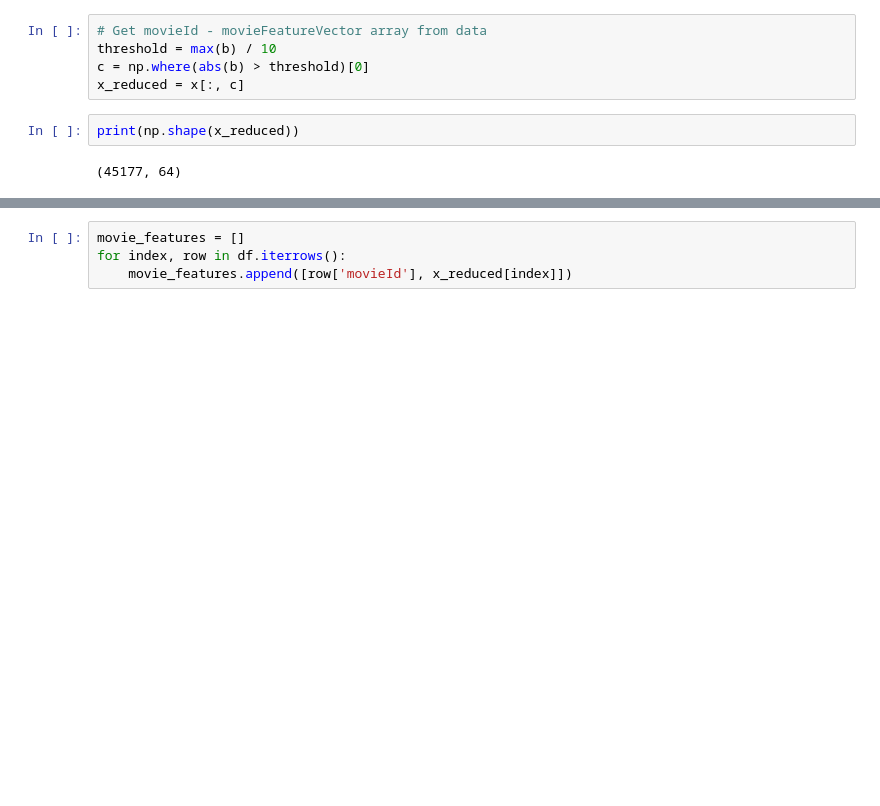
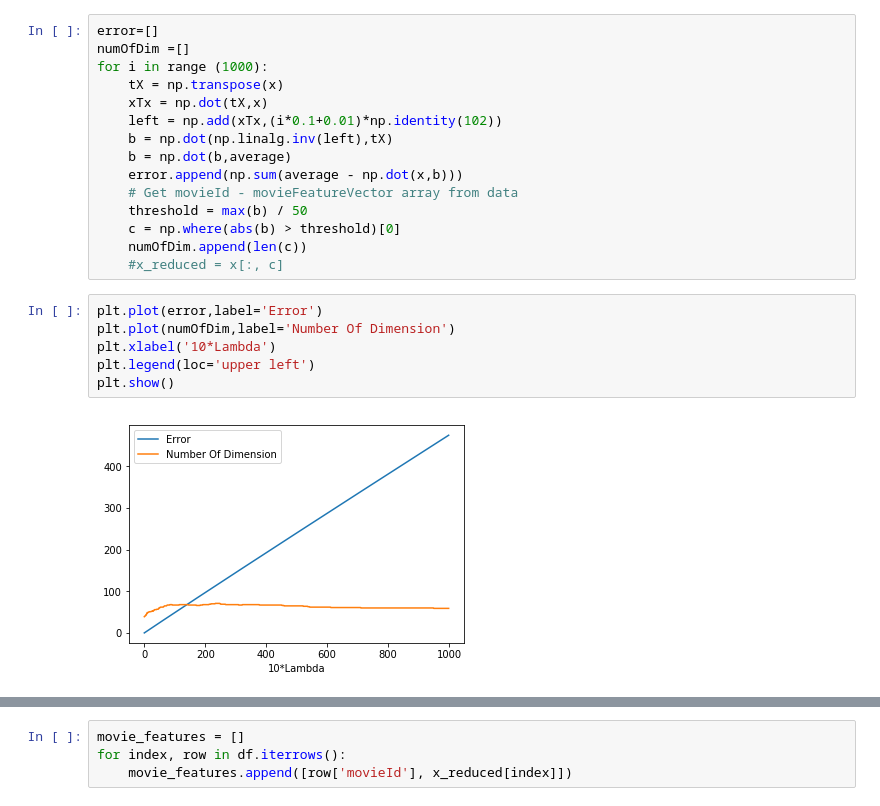
Before and after one commit to keremayoz/RetroMovieRecommender, a Jupyter notebook: src/feature_selection.ipynb, the cells around one changed output, grey strips where cells are left out. Cells and saved outputs as stored; diff of their text form; blank space fills up the shorter version.

```diff
--- a/src/feature_selection.ipynb
+++ b/src/feature_selection.ipynb
@@ -166,9 +154,23 @@ print(np.sum(average - np.dot(x,b)))
-# %%
-# Get movieId - movieFeatureVector array from data
-threshold = max(b) / 10
-c = np.where(abs(b) > threshold)[0]
-x_reduced = x[:, c]
-# %%
-print(np.shape(x_reduced))
-# %% [output]
-(45177, 64)
+# %%
+error=[]
+numOfDim =[]
+for i in range (1000):
+    tX = np.transpose(x)
+    xTx = np.dot(tX,x)
+    left = np.add(xTx,(i*0.1+0.01)*np.identity(102))
+    b = np.dot(np.linalg.inv(left),tX)
+    b = np.dot(b,average)
+    error.append(np.sum(average - np.dot(x,b)))
+    # Get movieId - movieFeatureVector array from data
+    threshold = max(b) / 50
+    c = np.where(abs(b) > threshold)[0]
+    numOfDim.append(len(c))
+    #x_reduced = x[:, c]
+# %%
+plt.plot(error,label='Error')
+plt.plot(numOfDim,label='Number Of Dimension')
+plt.xlabel('10*Lambda')
+plt.legend(loc='upper left')
+plt.show()
+# %% [output]
+[figure, added]
```
Also changed, not shown: parts of 4 cells of this notebook, 4 other files.
